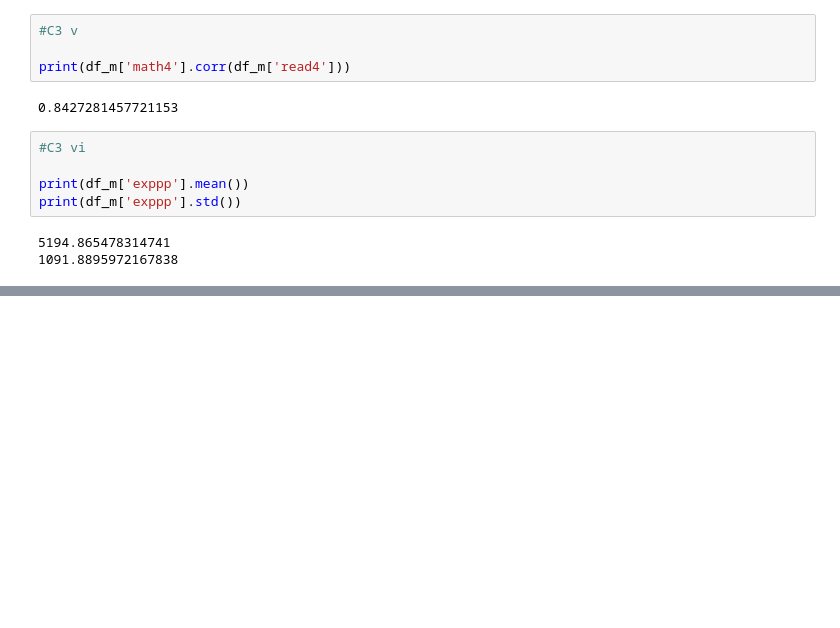
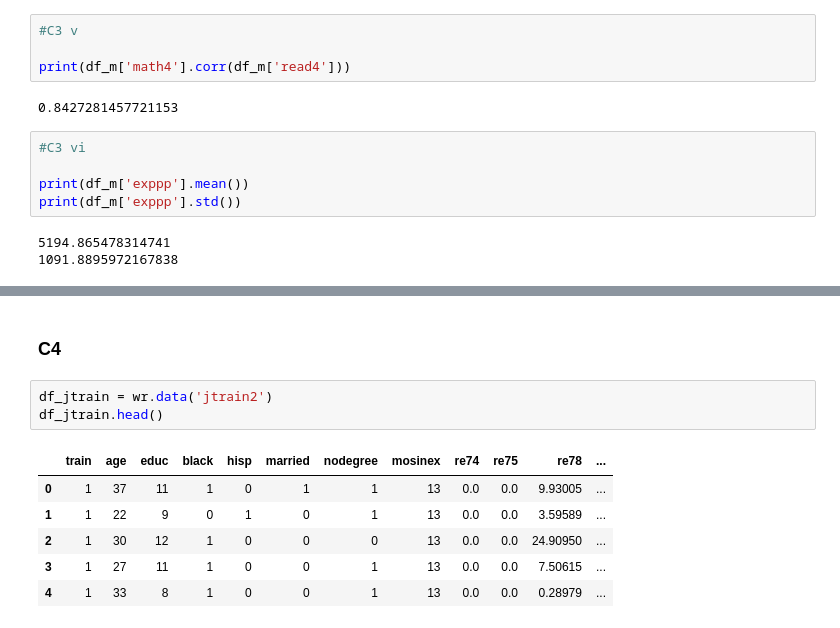
Before and after one commit to fabioismerim/intro_metrics_modern_approach, a Jupyter notebook: chap_01.ipynb, the cells around one changed output, grey strips where cells are left out. Cells and saved outputs as stored; diff of their text form; blank space fills up the shorter version.

```diff
--- a/chap_01.ipynb
+++ b/chap_01.ipynb
@@ -237,0 +247,12 @@ print(df_m['exppp'].std())
+# %% [markdown]
+### C4
+# %%
+df_jtrain = wr.data('jtrain2')
+df_jtrain.head()
+# %% [output]
+|  | train | age | educ | black | hisp | married | nodegree | mosinex | re74 | re75 | re78 | ... |
+| 0 | 1 | 37 | 11 | 1 | 0 | 1 | 1 | 13 | 0.0 | 0.0 | 9.93005 | ... |
+| 1 | 1 | 22 | 9 | 0 | 1 | 0 | 1 | 13 | 0.0 | 0.0 | 3.59589 | ... |
+| 2 | 1 | 30 | 12 | 1 | 0 | 0 | 0 | 13 | 0.0 | 0.0 | 24.90950 | ... |
+| 3 | 1 | 27 | 11 | 1 | 0 | 0 | 1 | 13 | 0.0 | 0.0 | 7.50615 | ... |
+| 4 | 1 | 33 | 8 | 1 | 0 | 0 | 1 | 13 | 0.0 | 0.0 | 0.28979 | ... |
```
Also changed, not shown: parts of 10 cells of this notebook.
